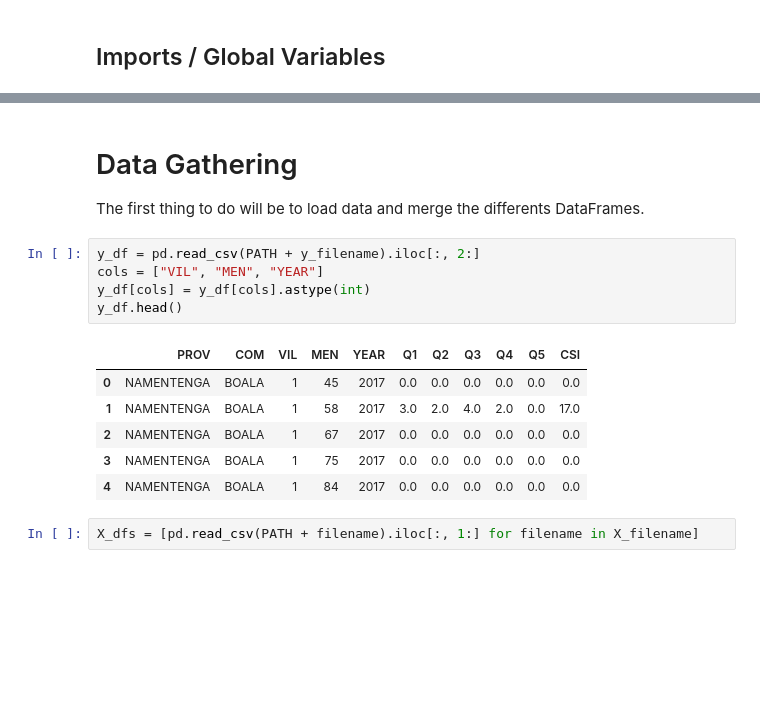
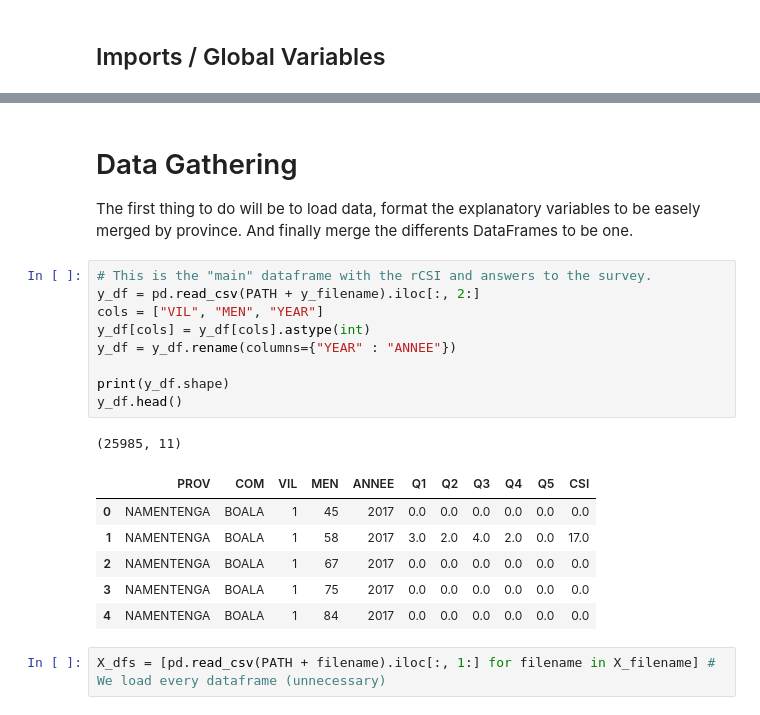
Before and after one commit to moulikatou/Ter_securite_Alimentaire_Miashs, a Jupyter notebook: rCSI_prediction.ipynb, the cells around one changed output, grey strips where cells are left out. Cells and saved outputs as stored; diff of their text form; blank space fills up the shorter version.

```diff
--- a/rCSI_prediction.ipynb
+++ b/rCSI_prediction.ipynb
@@ -23,18 +27,23 @@ Mounted at /content/gdrive
 # %% [markdown]
 # Data Gathering
 
-The first thing to do will be to load data and merge the differents DataFrames.
+The first thing to do will be to load data, format the explanatory variables to be easely merged by province. And finally merge the differents DataFrames to be one.
 # %%
+# This is the "main" dataframe with the rCSI and answers to the survey.
 y_df = pd.read_csv(PATH + y_filename).iloc[:, 2:]
 cols = ["VIL", "MEN", "YEAR"]
 y_df[cols] = y_df[cols].astype(int)
+y_df = y_df.rename(columns={"YEAR" : "ANNEE"})
+
+print(y_df.shape)
 y_df.head()
 # %% [output]
+(25985, 11)
-|  | PROV | COM | VIL | MEN | YEAR | Q1 | Q2 | Q3 | Q4 | Q5 | CSI |
+|  | PROV | COM | VIL | MEN | ANNEE | Q1 | Q2 | Q3 | Q4 | Q5 | CSI |
 | 0 | NAMENTENGA | BOALA | 1 | 45 | 2017 | 0.0 | 0.0 | 0.0 | 0.0 | 0.0 | 0.0 |
 | 1 | NAMENTENGA | BOALA | 1 | 58 | 2017 | 3.0 | 2.0 | 4.0 | 2.0 | 0.0 | 17.0 |
 | 2 | NAMENTENGA | BOALA | 1 | 67 | 2017 | 0.0 | 0.0 | 0.0 | 0.0 | 0.0 | 0.0 |
 | 3 | NAMENTENGA | BOALA | 1 | 75 | 2017 | 0.0 | 0.0 | 0.0 | 0.0 | 0.0 | 0.0 |
 | 4 | NAMENTENGA | BOALA | 1 | 84 | 2017 | 0.0 | 0.0 | 0.0 | 0.0 | 0.0 | 0.0 |
 # %%
-X_dfs = [pd.read_csv(PATH + filename).iloc[:, 1:] for filename in X_filename]
+X_dfs = [pd.read_csv(PATH + filename).iloc[:, 1:] for filename in X_filename] # We load every dataframe (unnecessary)
```
Also changed, not shown: parts of 20 cells of this notebook.
